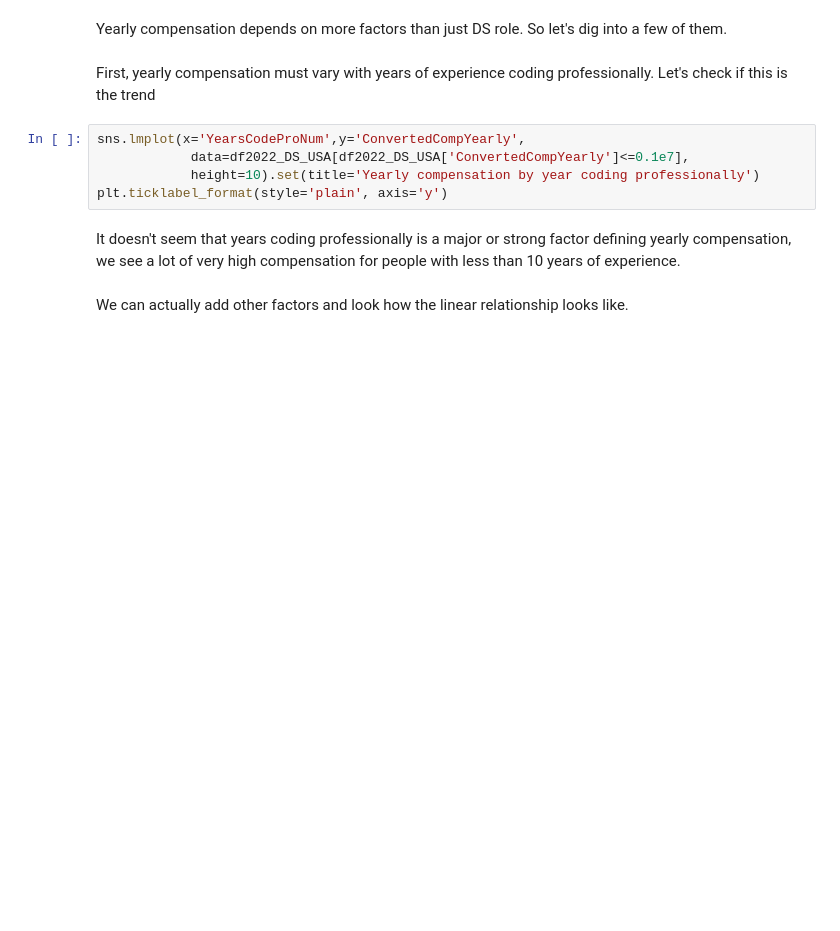
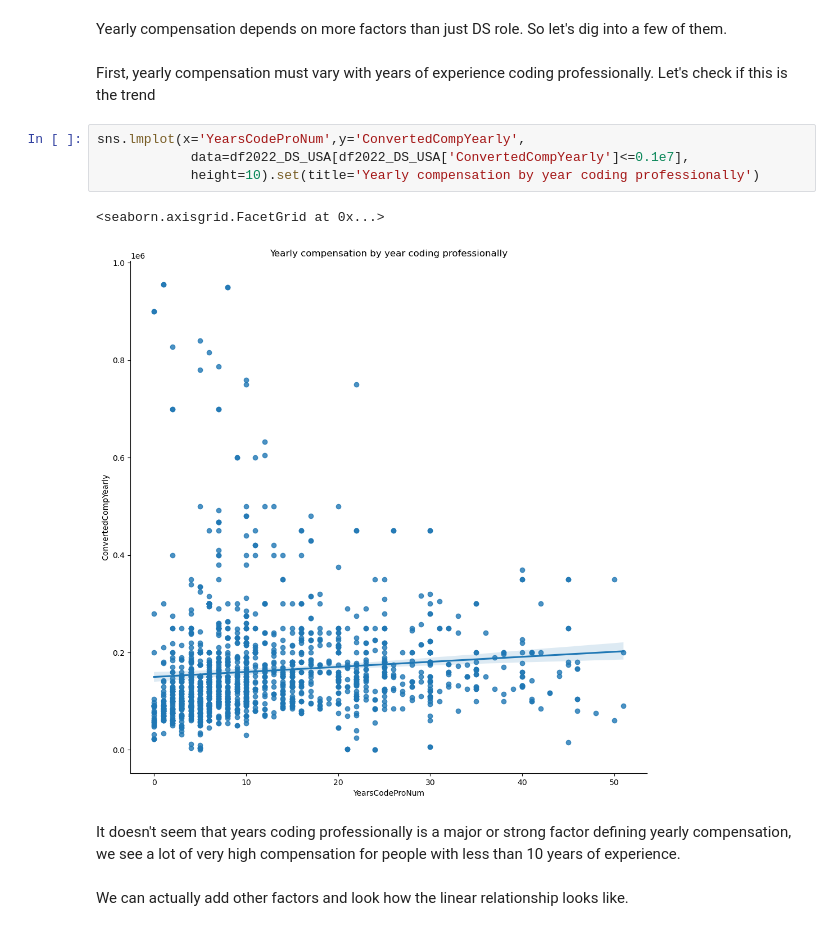
Before and after one commit to thecochenille/stackoverflow_survey2019to2022, a Jupyter notebook: Stackoverflow_survey2022Analysis.ipynb, the cells around one changed output. Cells and saved outputs as stored; diff of their text form; blank space fills up the shorter version.

```diff
--- a/Stackoverflow_survey2022Analysis.ipynb
+++ b/Stackoverflow_survey2022Analysis.ipynb
@@ -398,8 +397,10 @@ First, yearly compensation must vary with years of experience coding professiona
 # %%
 sns.lmplot(x='YearsCodeProNum',y='ConvertedCompYearly',
             data=df2022_DS_USA[df2022_DS_USA['ConvertedCompYearly']<=0.1e7],
             height=10).set(title='Yearly compensation by year coding professionally')
-plt.ticklabel_format(style='plain', axis='y')
+# %% [output]
+<seaborn.axisgrid.FacetGrid at 0x...>
+[figure, added]
 # %% [markdown]
 It doesn't seem that years coding professionally is a major or strong factor defining yearly compensation, we see a lot of very high compensation for people with less than 10 years of experience.
 # %% [markdown]
```
Also changed, not shown: parts of 11 cells of this notebook.
